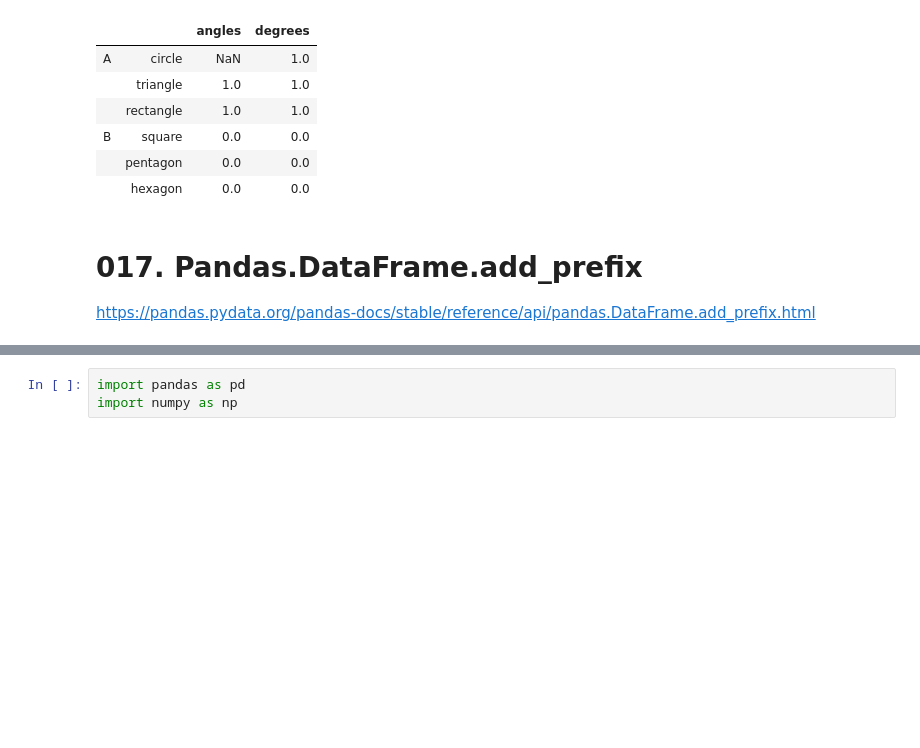
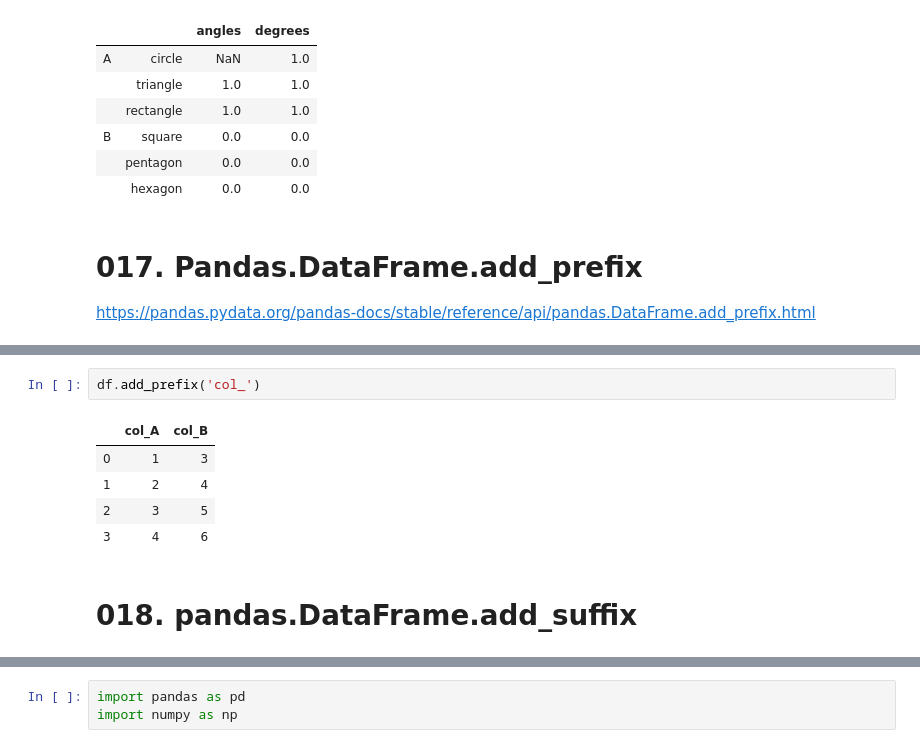
Before and after one commit to hwan141592/WILT, a Jupyter notebook: [PP] Pandas DataFrame.ipynb, the cells around one changed output, grey strips where cells are left out. Saved outputs shown, nothing was run; the diff lists cells and outputs as text; blank space fills up the shorter version.

```diff
--- a/[PP] Pandas DataFrame.ipynb
+++ b/[PP] Pandas DataFrame.ipynb
@@ -805,0 +833,10 @@ https://pandas.pydata.org/pandas-docs/stable/reference/api/pandas.DataFrame.add_
+# %%
+df.add_prefix('col_')
+# %% [output]
+|  | col_A | col_B |
+| 0 | 1 | 3 |
+| 1 | 2 | 4 |
+| 2 | 3 | 5 |
+| 3 | 4 | 6 |
+# %% [markdown]
+# 018. pandas.DataFrame.add_suffix
```
Also changed, not shown: parts of 8 cells of this notebook.
